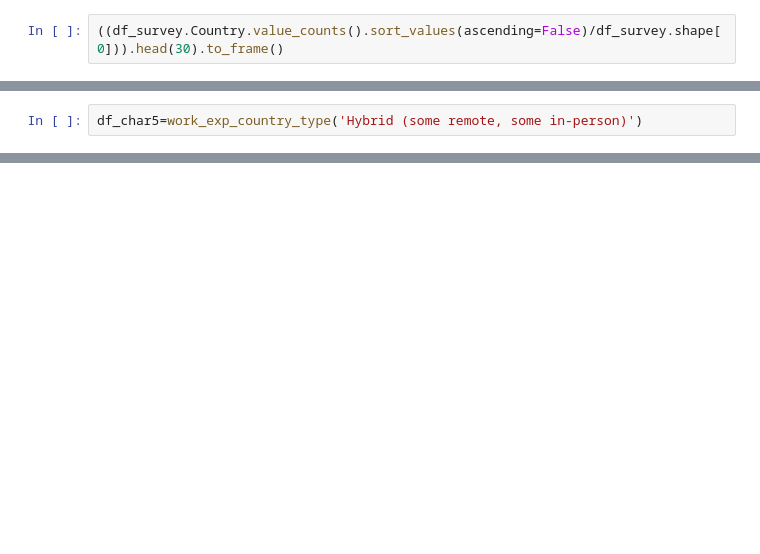
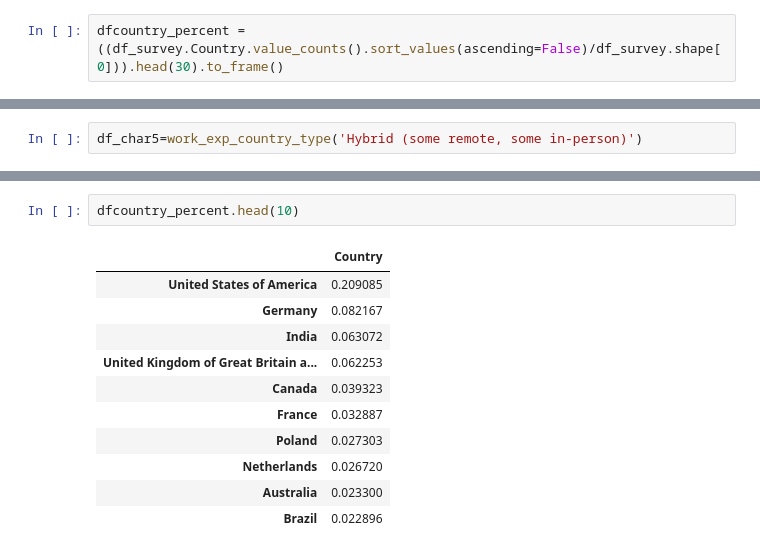
Before and after one commit to Rfroiz/survey-analysis, a Jupyter notebook: surveySTanalysis_remotework.ipynb, the cells around one changed output, grey strips where cells are left out. Cells and saved outputs as stored; diff of their text form; blank space fills up the shorter version.

```diff
--- a/surveySTanalysis_remotework.ipynb
+++ b/surveySTanalysis_remotework.ipynb
@@ -130,2 +79,2 @@ according to years of experience, according to the country and according to the
 # %%
-((df_survey.Country.value_counts().sort_values(ascending=False)/df_survey.shape[0])).head(30).to_frame()
+dfcountry_percent = ((df_survey.Country.value_counts().sort_values(ascending=False)/df_survey.shape[0])).head(30).to_frame()
@@ -357,0 +255,14 @@ plt.show()
+# %%
+dfcountry_percent.head(10)
+# %% [output]
+|  | Country |
+| United States of America | 0.209085 |
+| Germany | 0.082167 |
+| India | 0.063072 |
+| United Kingdom of Great Britain a... | 0.062253 |
+| Canada | 0.039323 |
+| France | 0.032887 |
+| Poland | 0.027303 |
+| Netherlands | 0.026720 |
+| Australia | 0.023300 |
+| Brazil | 0.022896 |
```
Also changed, not shown: parts of 60 cells of this notebook, 1 other file.
